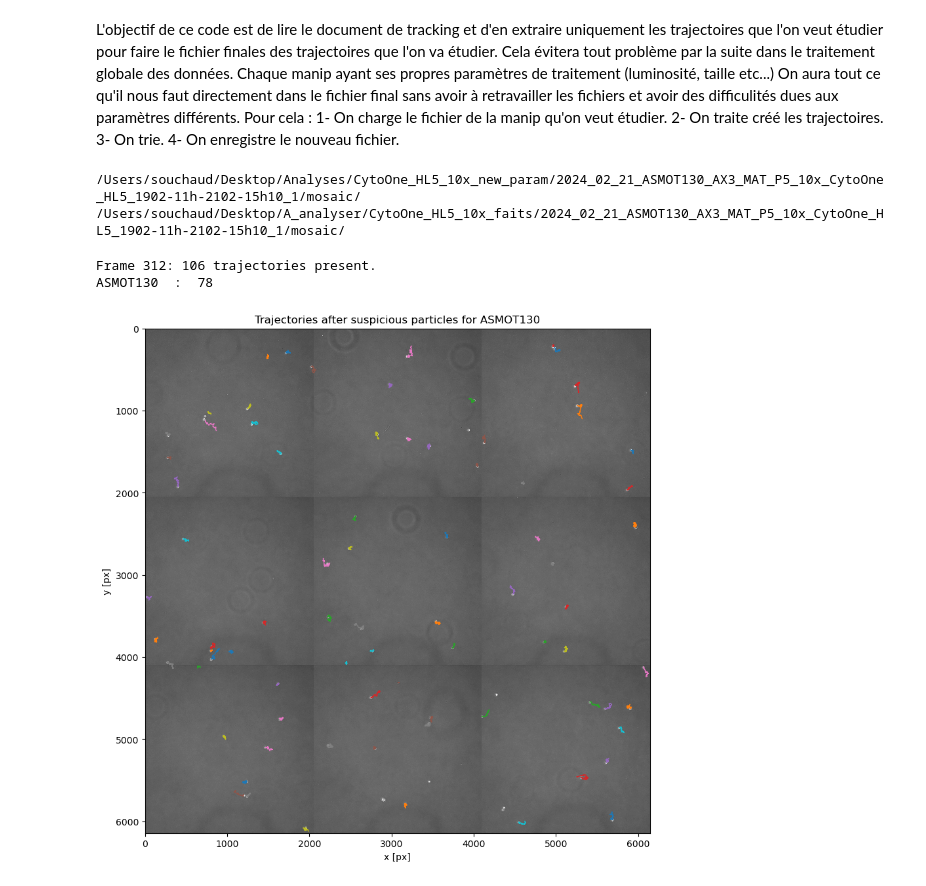
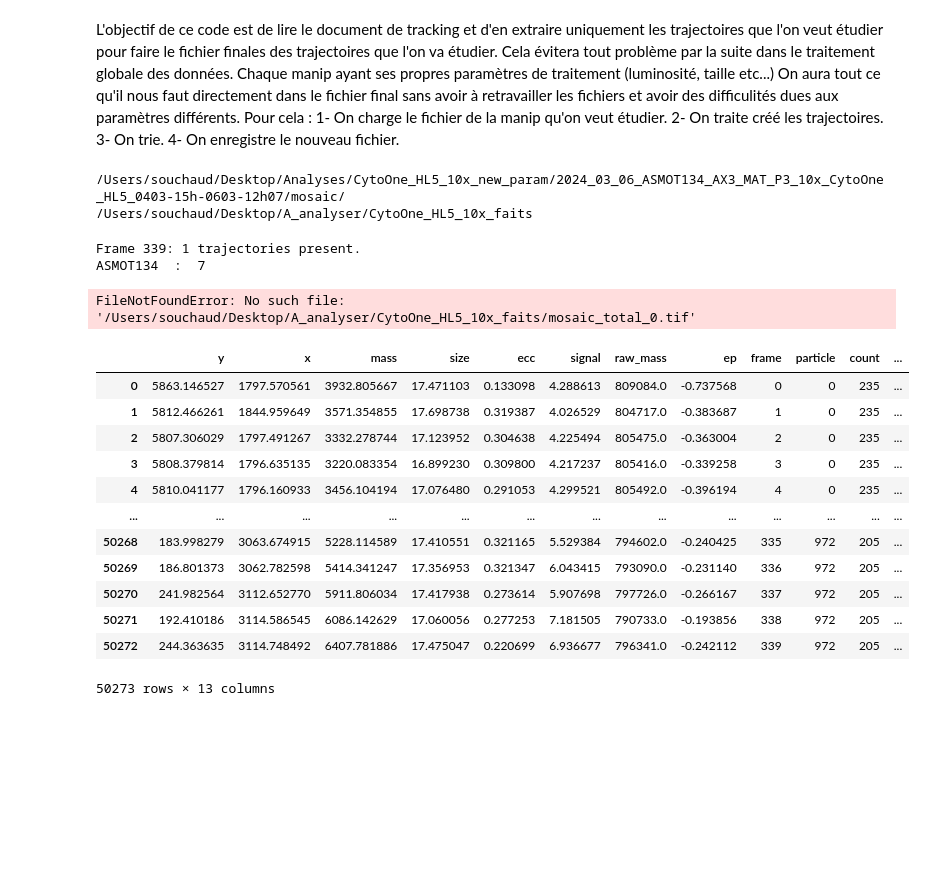
Before and after one commit to Alex-code-lab/tracking_and_analyze, a Jupyter notebook: traitement_tracking/6_trajectories_finales.ipynb, the cells around one changed output. Drawn from its saved outputs; the diff is of its cells as text; code cells hidden in the pictures; blank space fills up the shorter version.

```diff
--- a/traitement_tracking/6_trajectories_finales.ipynb
+++ b/traitement_tracking/6_trajectories_finales.ipynb
@@ -132,7 +132,7 @@ def read_hdf5_single_file(filepath: str, condition: str, manip_name: str, name_f
 PATHWAY_EXPERIMENTS= '/Users/souchaud/Desktop/Analyses/'
 PATHWAY_PICTURES= '/Users/souchaud/Desktop/A_analyser/'
 CONDITION='CytoOne_HL5_10x'
-MANIP='ASMOT130'
+MANIP='ASMOT134'
 PATHWAY=os.path.join(PATHWAY_EXPERIMENTS, CONDITION + '_new_param/')
 # Parcourir les dossiers dans PATHWAY
 for dir_name in os.listdir(PATHWAY):
@@ -151,15 +151,15 @@ for dir_name in os.listdir(PATHWAY_PICTURES):
         break
 print(PATHWAY_PICTURES)
 # %% [output]
-/Users/souchaud/Desktop/Analyses/CytoOne_HL5_10x_new_param/2024_02_21_ASMOT130_AX3_MAT_P5_10x_CytoOne_HL5_1902-11h-2102-15h10_1/mosaic/
-/Users/souchaud/Desktop/A_analyser/CytoOne_HL5_10x_faits/2024_02_21_ASMOT130_AX3_MAT_P5_10x_CytoOne_HL5_1902-11h-2102-15h10_1/mosaic/
+/Users/souchaud/Desktop/Analyses/CytoOne_HL5_10x_new_param/2024_03_06_ASMOT134_AX3_MAT_P3_10x_CytoOne_HL5_0403-15h-0603-12h07/mosaic/
+/Users/souchaud/Desktop/A_analyser/CytoOne_HL5_10x_faits
 # %%
 FILE_NAME='features'
 N_FRAME_MIN_STUDY=200
 DRIFT=False
 SEARCH_RANGE=30
 MEMORY=5
-MIN_MASS_RAW=50000
+MIN_MASS_RAW=500
 MAX_SIZE=40
 ADAPTIVE_STOP= 15
 # %%
@@ -168,8 +168,8 @@ DATA = read_hdf5_single_file(filepath=PATHWAY_RESULTS, manip_name=MANIP,
                              search_range=SEARCH_RANGE, memory=MEMORY, min_mass_raw=MIN_MASS_RAW,
                              adaptive_stop=ADAPTIVE_STOP, max_size=MAX_SIZE)
 # %% [output]
-Frame 312: 106 trajectories present.
-ASMOT130  :  78
+Frame 339: 1 trajectories present.
+ASMOT134  :  7
 # %%
 import matplotlib.pyplot as plt
 import imageio.v2 as imageio
@@ -191,6 +191,22 @@ tp.plot_traj(DATA, superimpose=frame, label=False, ax=ax)
 # Afficher le graphique
 plt.show()
 # %% [output]
-[figure, removed]
+FileNotFoundError: No such file: '/Users/souchaud/Desktop/A_analyser/CytoOne_HL5_10x_faits/mosaic_total_0.tif'
 # %%
 DATA.to_hdf(os.path.join(PATHWAY_RESULTS, 'filtered_final.hdf5'), 'table')
+# %%
+DATA
+# %% [output]
+|  | y | x | mass | size | ecc | signal | raw_mass | ep | frame | particle | count | ... |
+| 0 | 5863.146527 | 1797.570561 | 3932.805667 | 17.471103 | 0.133098 | 4.288613 | 809084.0 | -0.737568 | 0 | 0 | 235 | ... |
+| 1 | 5812.466261 | 1844.959649 | 3571.354855 | 17.698738 | 0.319387 | 4.026529 | 804717.0 | -0.383687 | 1 | 0 | 235 | ... |
+| 2 | 5807.306029 | 1797.491267 | 3332.278744 | 17.123952 | 0.304638 | 4.225494 | 805475.0 | -0.363004 | 2 | 0 | 235 | ... |
+| 3 | 5808.379814 | 1796.635135 | 3220.083354 | 16.899230 | 0.309800 | 4.217237 | 805416.0 | -0.339258 | 3 | 0 | 235 | ... |
+| 4 | 5810.041177 | 1796.160933 | 3456.104194 | 17.076480 | 0.291053 | 4.299521 | 805492.0 | -0.396194 | 4 | 0 | 235 | ... |
+| ... | ... | ... | ... | ... | ... | ... | ... | ... | ... | ... | ... | ... |
+| 50268 | 183.998279 | 3063.674915 | 5228.114589 | 17.410551 | 0.321165 | 5.529384 | 794602.0 | -0.240425 | 335 | 972 | 205 | ... |
+| 50269 | 186.801373 | 3062.782598 | 5414.341247 | 17.356953 | 0.321347 | 6.043415 | 793090.0 | -0.231140 | 336 | 972 | 205 | ... |
+| 50270 | 241.982564 | 3112.652770 | 5911.806034 | 17.417938 | 0.273614 | 5.907698 | 797726.0 | -0.266167 | 337 | 972 | 205 | ... |
+| 50271 | 192.410186 | 3114.586545 | 6086.142629 | 17.060056 | 0.277253 | 7.181505 | 790733.0 | -0.193856 | 338 | 972 | 205 | ... |
+| 50272 | 244.363635 | 3114.748492 | 6407.781886 | 17.475047 | 0.220699 | 6.936677 | 796341.0 | -0.242112 | 339 | 972 | 205 | ... |
+50273 rows × 13 columns
```
Also changed, not shown: 3 other files.
